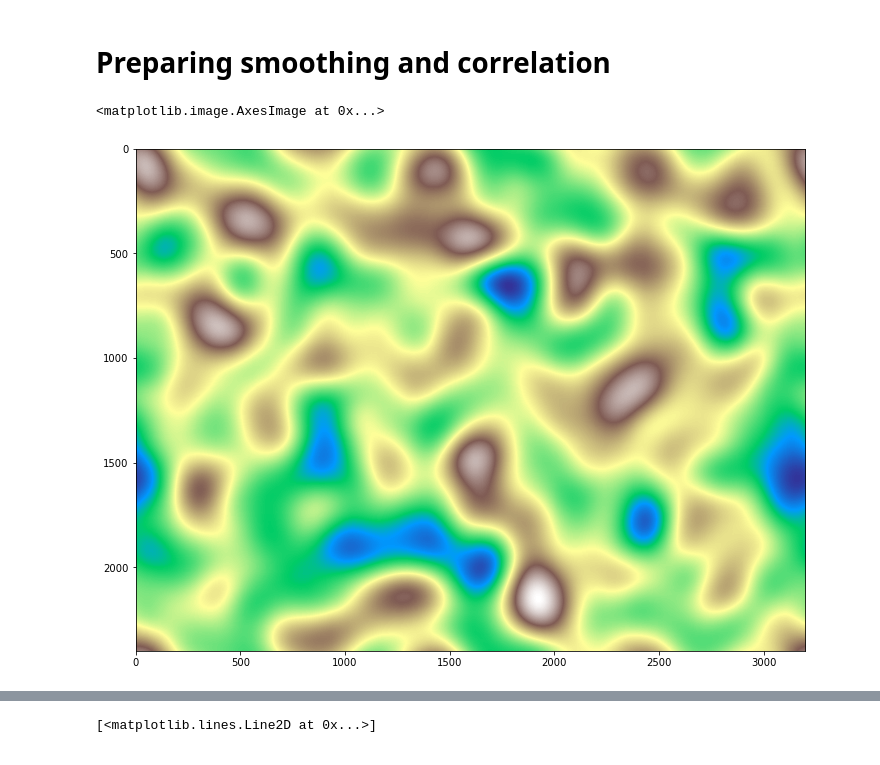
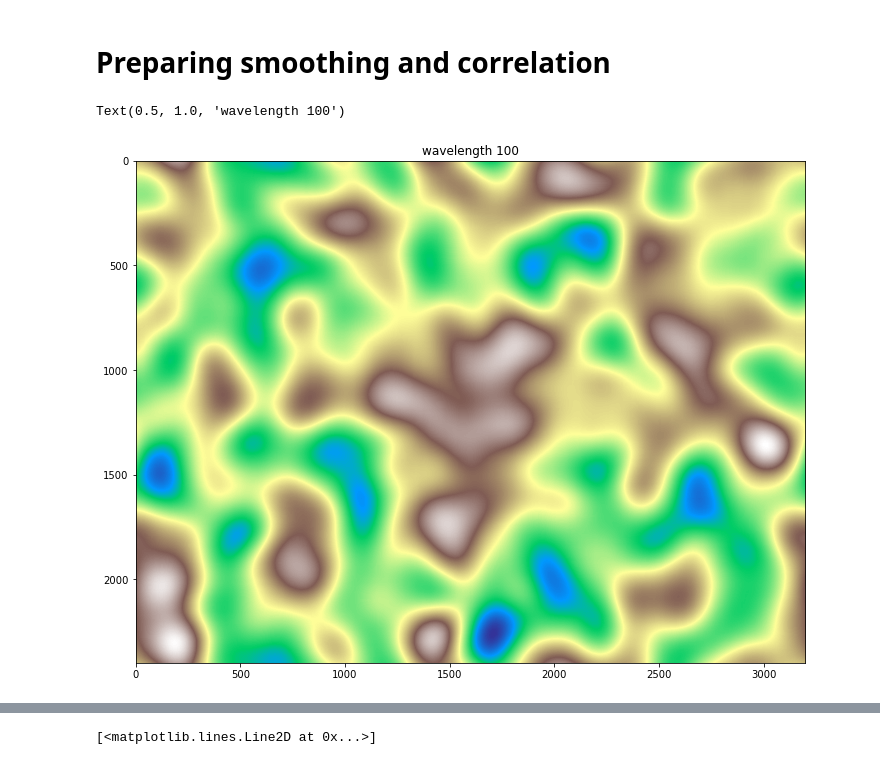
Before and after one commit to vargatn/popdyn_alpha, a Jupyter notebook: notebooks/map_preparation.ipynb, the cells around one changed output, grey strips where cells are left out. Drawn from its saved outputs; the diff is of its cells as text; code cells hidden in the pictures.

```diff
--- a/notebooks/map_preparation.ipynb
+++ b/notebooks/map_preparation.ipynb
@@ -106,7 +85,0 @@ res = make_noise_map(100, raw_canvas.shape)
-# %%
-fig = plt.figure(figsize=(12, 12))
-ax = fig.add_subplot(111)
-ax.imshow(res, cmap=plt.cm.terrain)
-# %% [output]
-<matplotlib.image.AxesImage at 0x...>
-[figure, removed]
@@ -112,0 +106,10 @@ ax.imshow(res, cmap=plt.cm.terrain)
+# %%
+
+res = make_noise_map(100, raw_canvas.shape)
+fig = plt.figure(figsize=(12, 12))
+ax = fig.add_subplot(111)
+ax.imshow(res, cmap=plt.cm.terrain)
+ax.set_title("wavelength 100")
+# %% [output]
+Text(0.5, 1.0, 'wavelength 100')
+[figure, added]
```
Also changed, not shown: parts of 12 cells of this notebook.
